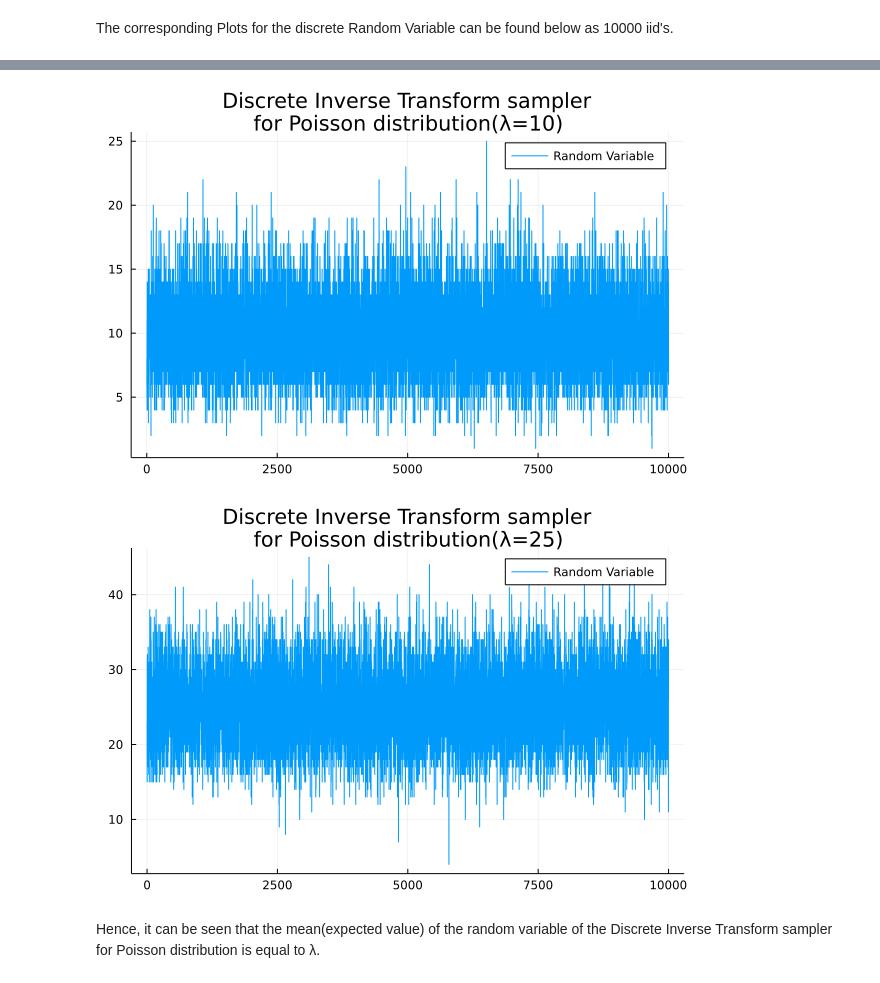
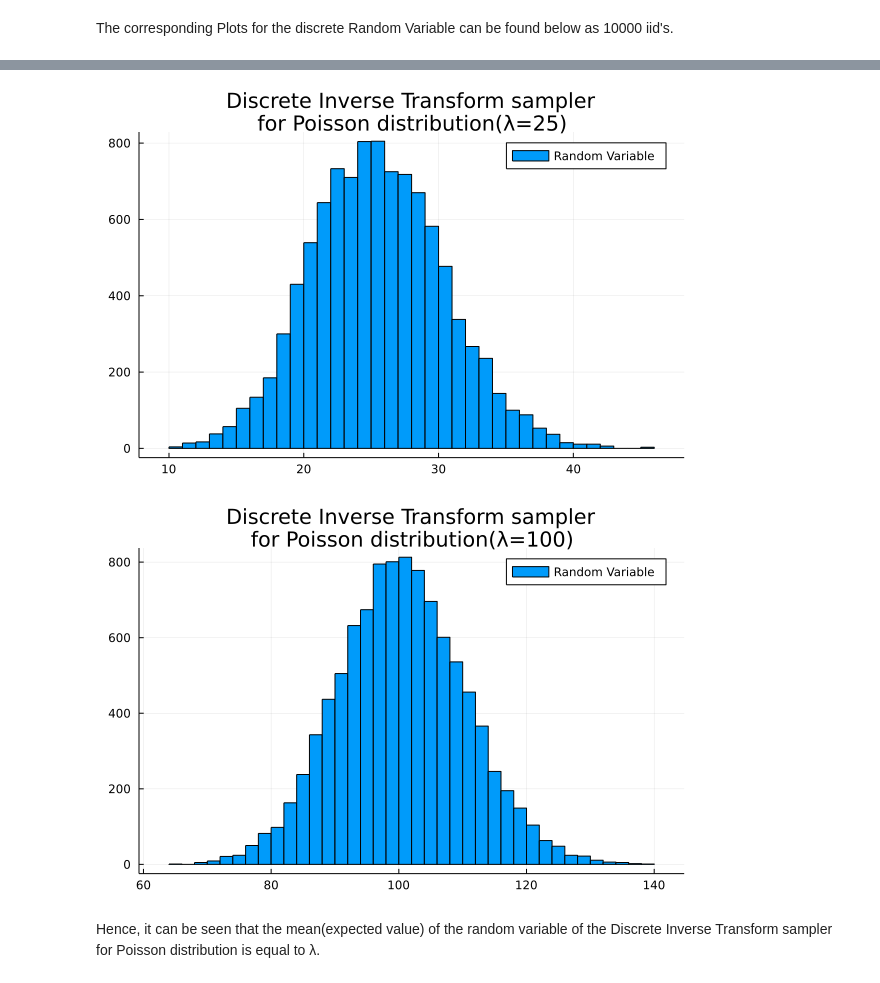
Before and after one commit to AbhishekPardhi/Markov-Chain-Monte-Carlo, a Jupyter notebook: Assignment1/Q1.ipynb, the cells around one changed output, grey strips where cells are left out. Drawn from its saved outputs; the diff is of its cells as text; code cells hidden in the pictures.

```diff
--- a/Assignment1/Q1.ipynb
+++ b/Assignment1/Q1.ipynb
@@ -34,16 +34,16 @@ plot(1:rep, X, title = "Discrete Inverse Transform sampler\nfor Poisson distribu
 # %%
-λ = 10
+λ = 25
 rep = 10000
 X = [DIT(λ) for i in 1:rep]
-plot(1:rep, X, title = "Discrete Inverse Transform sampler\nfor Poisson distribution(λ=10)", label = "Random Variable")
+histogram(1:rep, X, title = "Discrete Inverse Transform sampler\nfor Poisson distribution(λ=25)", label = "Random Variable")
 # %% [output]
-[figure, old version]
+[figure, new version]
 # %%
-λ = 25
+λ = 100
 rep = 10000
 X = [DIT(λ) for i in 1:rep]
-plot(1:rep, X, title = "Discrete Inverse Transform sampler\nfor Poisson distribution(λ=25)", label = "Random Variable")
+histogram(1:rep, X, title = "Discrete Inverse Transform sampler\nfor Poisson distribution(λ=100)", label = "Random Variable")
 # %% [output]
-[figure, old version]
+[figure, new version]
 # %% [markdown]
 Hence, it can be seen that the mean(expected value) of the random variable of the Discrete Inverse Transform sampler for Poisson distribution is equal to λ.
```
Also changed, not shown: parts of 1 cell of this notebook, 1 other file.
